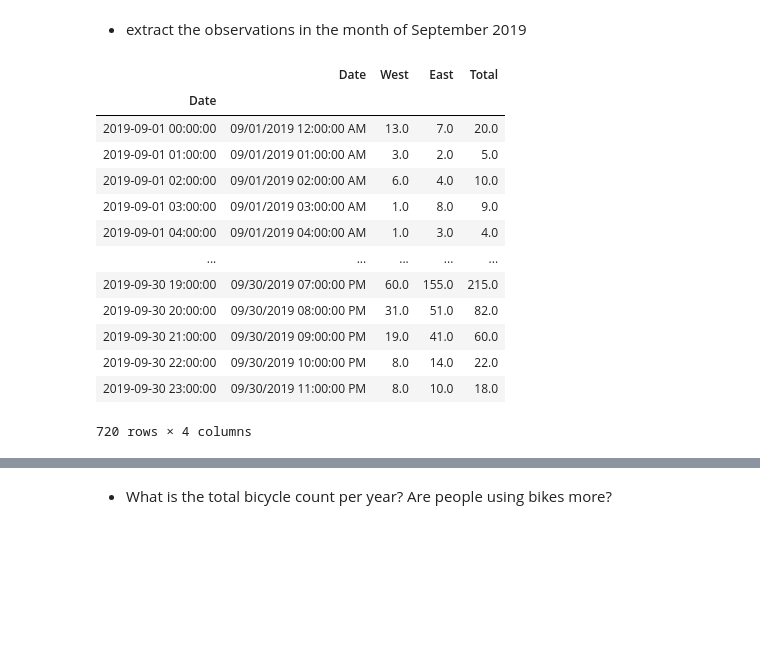
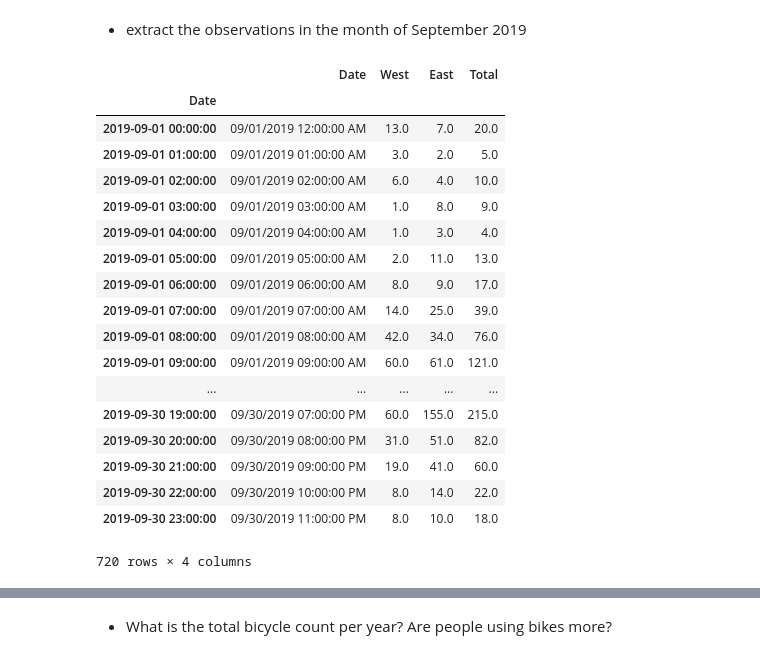
Before and after one commit to hanisaf/advanced-data-management-and-analytics, a Jupyter notebook: 23-warmup-solution.ipynb, the cells around one changed output, grey strips where cells are left out. Cells and saved outputs as stored; diff of their text form; code cells hidden in the pictures; blank space fills up the shorter version.

```diff
--- a/23-warmup-solution.ipynb
+++ b/23-warmup-solution.ipynb
@@ -33,22 +32,26 @@ data.head()
 | 2019-01-01 04:00:00 | 01/01/2019 04:00:00 AM | 2.0 | 1.0 | 3.0 |
 # %% [markdown]
 - extract the observations in the month of September 2019
-# %%
-#using datetime
-data.loc['2019/09']
-# %% [output]
-|  | Date | West | East | Total |
-| Date |  |  |  |  |
-| 2019-09-01 00:00:00 | 09/01/2019 12:00:00 AM | 13.0 | 7.0 | 20.0 |
-| 2019-09-01 01:00:00 | 09/01/2019 01:00:00 AM | 3.0 | 2.0 | 5.0 |
-| 2019-09-01 02:00:00 | 09/01/2019 02:00:00 AM | 6.0 | 4.0 | 10.0 |
-| 2019-09-01 03:00:00 | 09/01/2019 03:00:00 AM | 1.0 | 8.0 | 9.0 |
-| 2019-09-01 04:00:00 | 09/01/2019 04:00:00 AM | 1.0 | 3.0 | 4.0 |
-| ... | ... | ... | ... | ... |
-| 2019-09-30 19:00:00 | 09/30/2019 07:00:00 PM | 60.0 | 155.0 | 215.0 |
-| 2019-09-30 20:00:00 | 09/30/2019 08:00:00 PM | 31.0 | 51.0 | 82.0 |
-| 2019-09-30 21:00:00 | 09/30/2019 09:00:00 PM | 19.0 | 41.0 | 60.0 |
-| 2019-09-30 22:00:00 | 09/30/2019 10:00:00 PM | 8.0 | 14.0 | 22.0 |
-| 2019-09-30 23:00:00 | 09/30/2019 11:00:00 PM | 8.0 | 10.0 | 18.0 |
-720 rows × 4 columns
+# %%
+data2['2019-09']
+# %% [output]
+|  | Date | West | East | Total |
+| Date |  |  |  |  |
+| 2019-09-01 00:00:00 | 09/01/2019 12:00:00 AM | 13.0 | 7.0 | 20.0 |
+| 2019-09-01 01:00:00 | 09/01/2019 01:00:00 AM | 3.0 | 2.0 | 5.0 |
+| 2019-09-01 02:00:00 | 09/01/2019 02:00:00 AM | 6.0 | 4.0 | 10.0 |
+| 2019-09-01 03:00:00 | 09/01/2019 03:00:00 AM | 1.0 | 8.0 | 9.0 |
+| 2019-09-01 04:00:00 | 09/01/2019 04:00:00 AM | 1.0 | 3.0 | 4.0 |
+| 2019-09-01 05:00:00 | 09/01/2019 05:00:00 AM | 2.0 | 11.0 | 13.0 |
+| 2019-09-01 06:00:00 | 09/01/2019 06:00:00 AM | 8.0 | 9.0 | 17.0 |
+| 2019-09-01 07:00:00 | 09/01/2019 07:00:00 AM | 14.0 | 25.0 | 39.0 |
+| 2019-09-01 08:00:00 | 09/01/2019 08:00:00 AM | 42.0 | 34.0 | 76.0 |
+| 2019-09-01 09:00:00 | 09/01/2019 09:00:00 AM | 60.0 | 61.0 | 121.0 |
+| ... | ... | ... | ... | ... |
+| 2019-09-30 19:00:00 | 09/30/2019 07:00:00 PM | 60.0 | 155.0 | 215.0 |
+| 2019-09-30 20:00:00 | 09/30/2019 08:00:00 PM | 31.0 | 51.0 | 82.0 |
+| 2019-09-30 21:00:00 | 09/30/2019 09:00:00 PM | 19.0 | 41.0 | 60.0 |
+| 2019-09-30 22:00:00 | 09/30/2019 10:00:00 PM | 8.0 | 14.0 | 22.0 |
+| 2019-09-30 23:00:00 | 09/30/2019 11:00:00 PM | 8.0 | 10.0 | 18.0 |
+720 rows × 4 columns
 # %%
```
Also changed, not shown: parts of 12 cells of this notebook, 1 other file.
